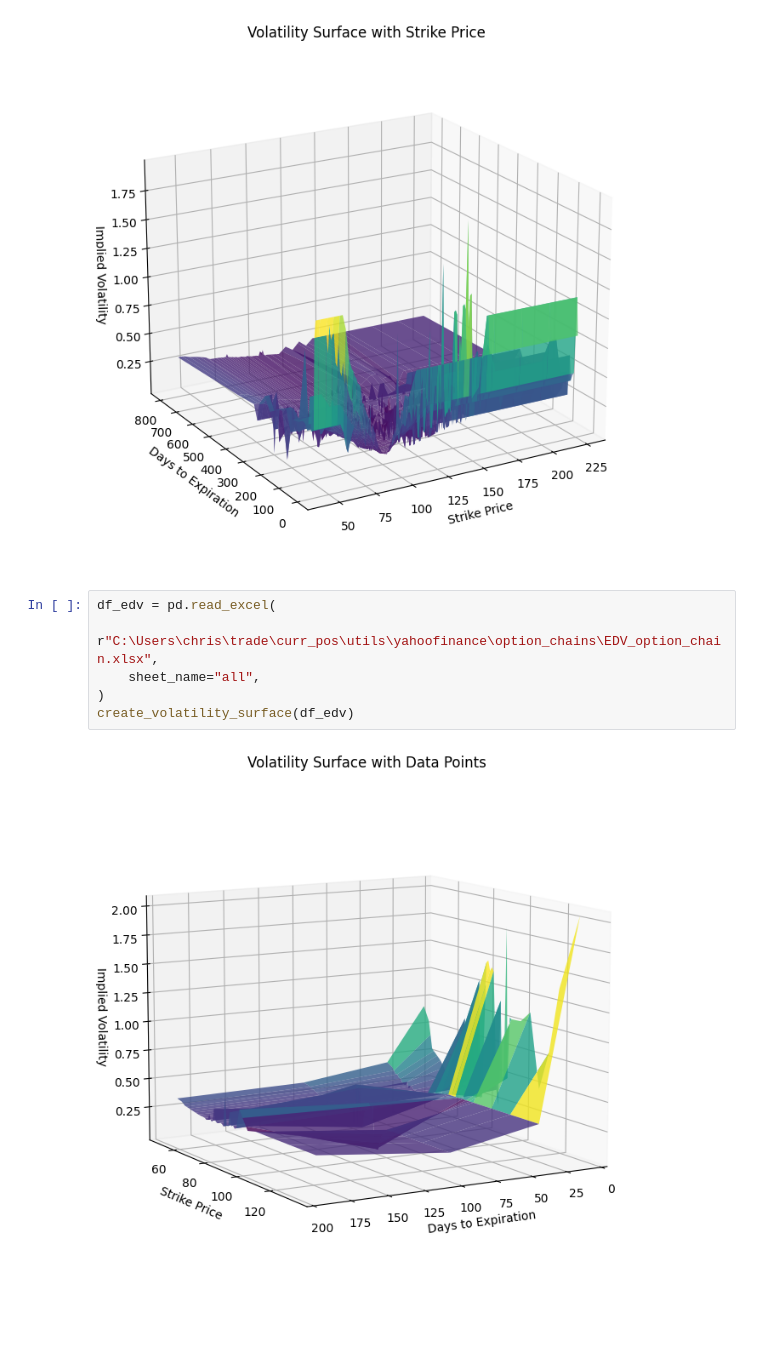
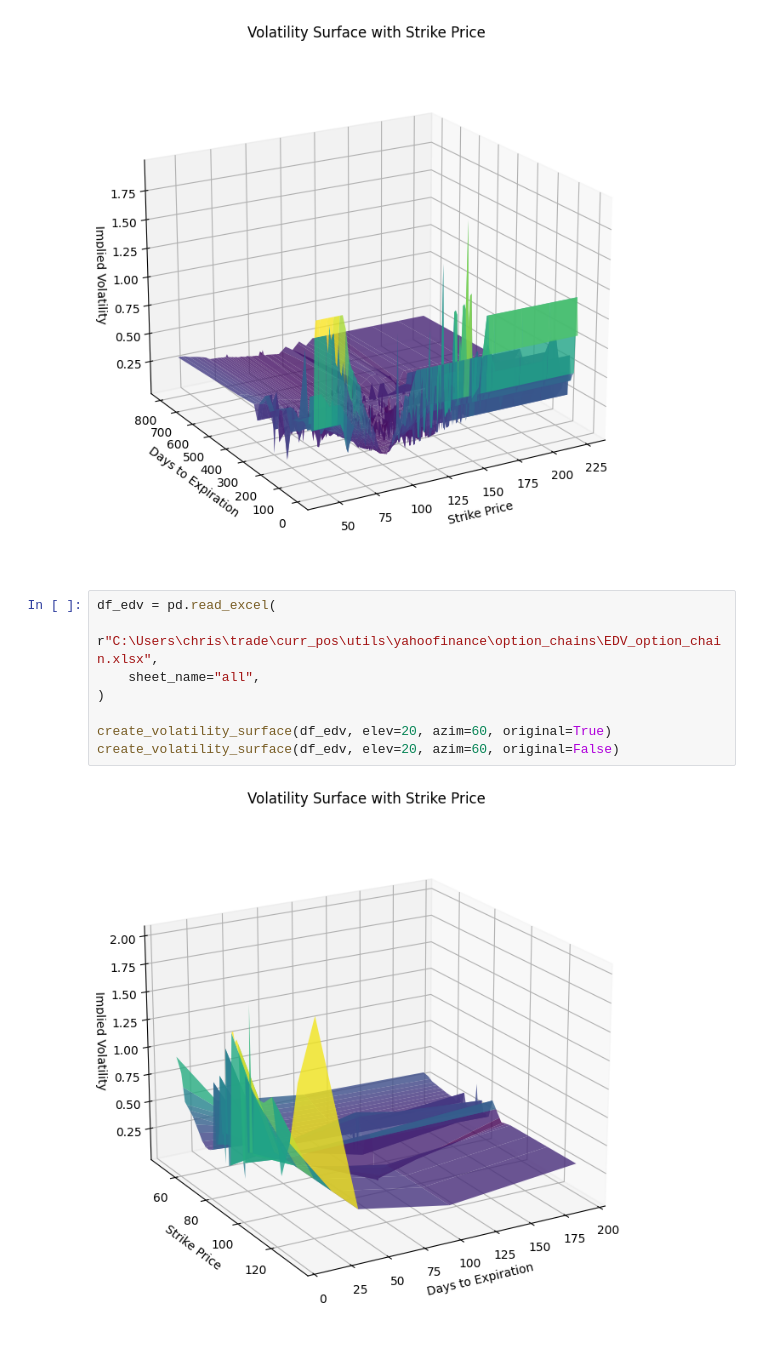
Before and after one commit to cleeclee123/ETF_Info, a Jupyter notebook: main.ipynb, the cells around one changed output. Drawn from its saved outputs; the diff is of its cells as text.

```diff
--- a/main.ipynb
+++ b/main.ipynb
@@ -454,8 +454,10 @@ create_volatility_surface(df_tlt, elev=20, azim=60, original=False)
 # %%
 df_edv = pd.read_excel(
     r"C:\Users\chris\trade\curr_pos\utils\yahoofinance\option_chains\EDV_option_chain.xlsx",
     sheet_name="all",
 )
-create_volatility_surface(df_edv)
+
+create_volatility_surface(df_edv, elev=20, azim=60, original=True)
+create_volatility_surface(df_edv, elev=20, azim=60, original=False)
 # %% [output]
-[figure, old version]
+[figure, new version]
```
Also changed, not shown: parts of 2 cells of this notebook, 2 other files.
